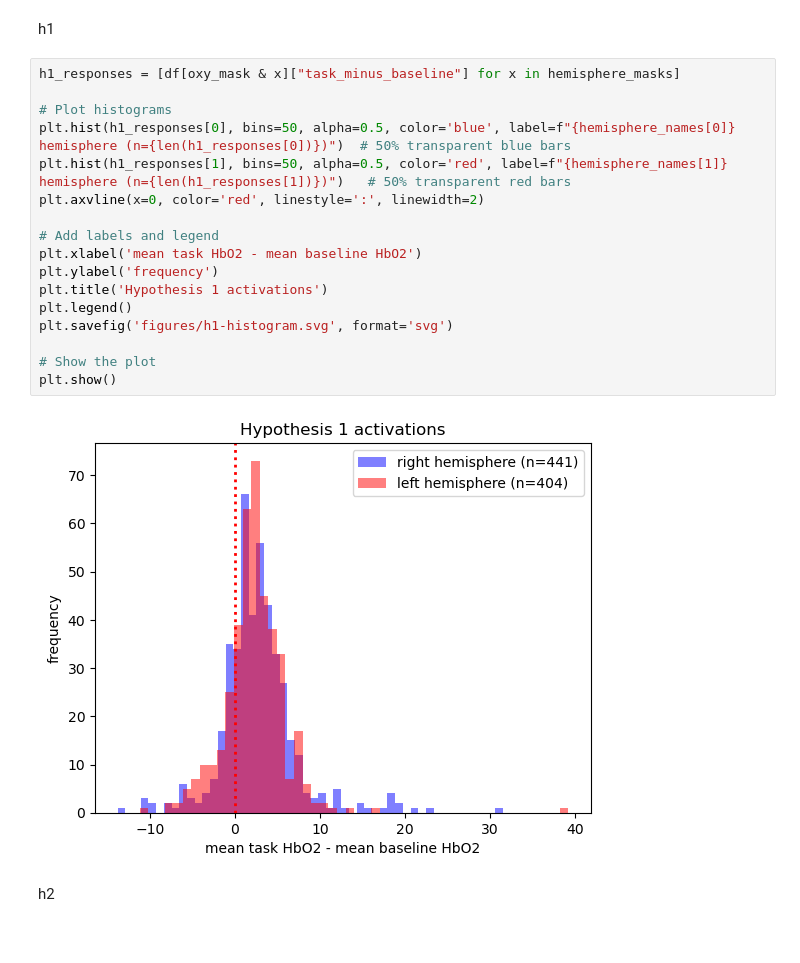
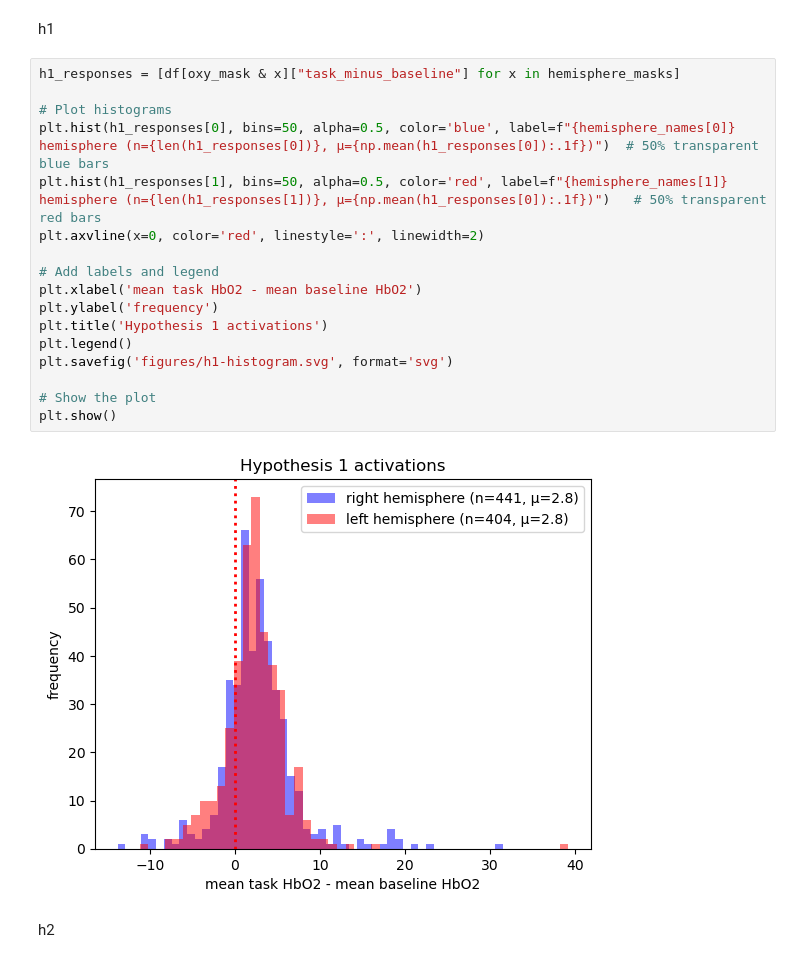
Before and after one commit to trubby22/spne-cw-2, a Jupyter notebook: code/main.ipynb, the cells around one changed output. Cells and saved outputs as stored; diff of their text form.

```diff
--- a/code/main.ipynb
+++ b/code/main.ipynb
@@ -374,22 +389,22 @@ h1
 # %%
 h1_responses = [df[oxy_mask & x]["task_minus_baseline"] for x in hemisphere_masks]
 
 # Plot histograms
-plt.hist(h1_responses[0], bins=50, alpha=0.5, color='blue', label=f"{hemisphere_names[0]} hemisphere (n={len(h1_responses[0])})")  # 50% transparent blue bars
-plt.hist(h1_responses[1], bins=50, alpha=0.5, color='red', label=f"{hemisphere_names[1]} hemisphere (n={len(h1_responses[1])})")   # 50% transparent red bars
+plt.hist(h1_responses[0], bins=50, alpha=0.5, color='blue', label=f"{hemisphere_names[0]} hemisphere (n={len(h1_responses[0])}, μ={np.mean(h1_responses[0]):.1f})")  # 50% transparent blue bars
+plt.hist(h1_responses[1], bins=50, alpha=0.5, color='red', label=f"{hemisphere_names[1]} hemisphere (n={len(h1_responses[1])}, μ={np.mean(h1_responses[0]):.1f})")   # 50% transparent red bars
 plt.axvline(x=0, color='red', linestyle=':', linewidth=2)
 
 # Add labels and legend
 plt.xlabel('mean task HbO2 - mean baseline HbO2')
 plt.ylabel('frequency')
 plt.title('Hypothesis 1 activations')
 plt.legend()
 plt.savefig('figures/h1-histogram.svg', format='svg')
 
 # Show the plot
 plt.show()
 # %% [output]
-[figure, old version]
+[figure, new version]
 # %% [markdown]
 h2
 # %%
```
Also changed, not shown: parts of 9 cells of this notebook, 17 other files.
